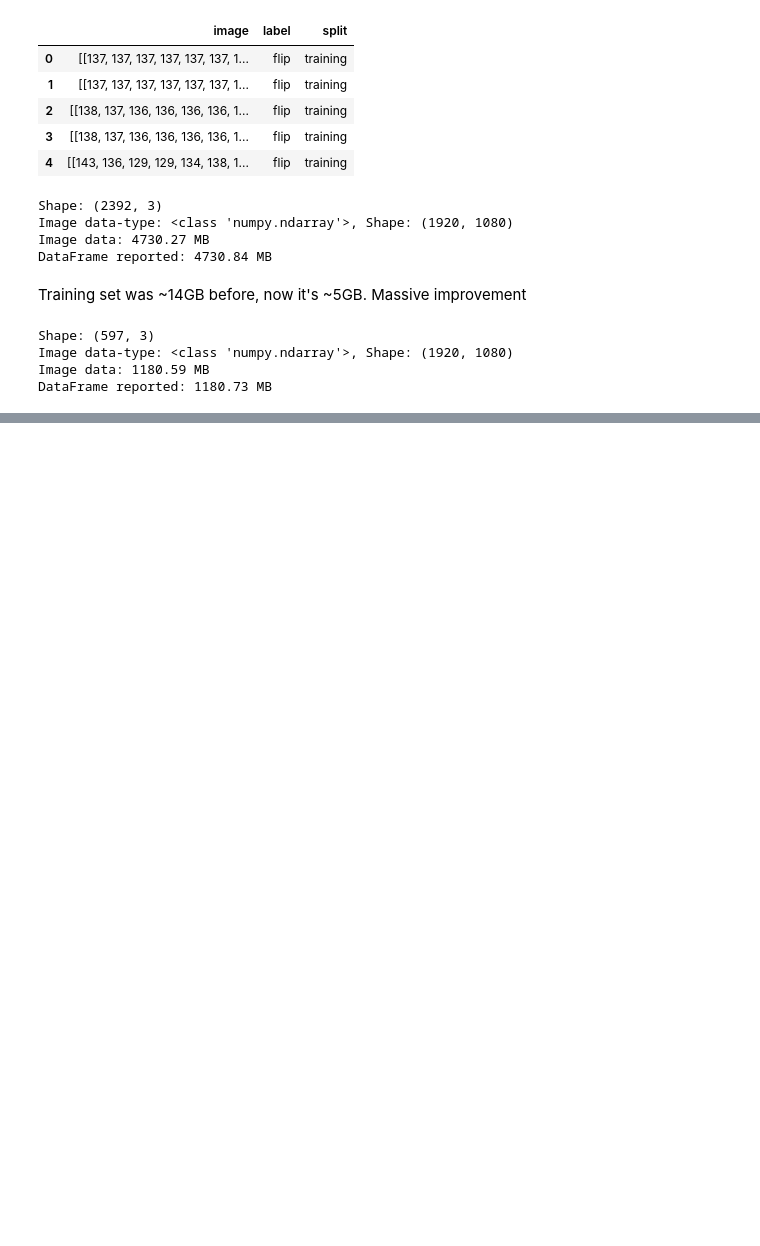
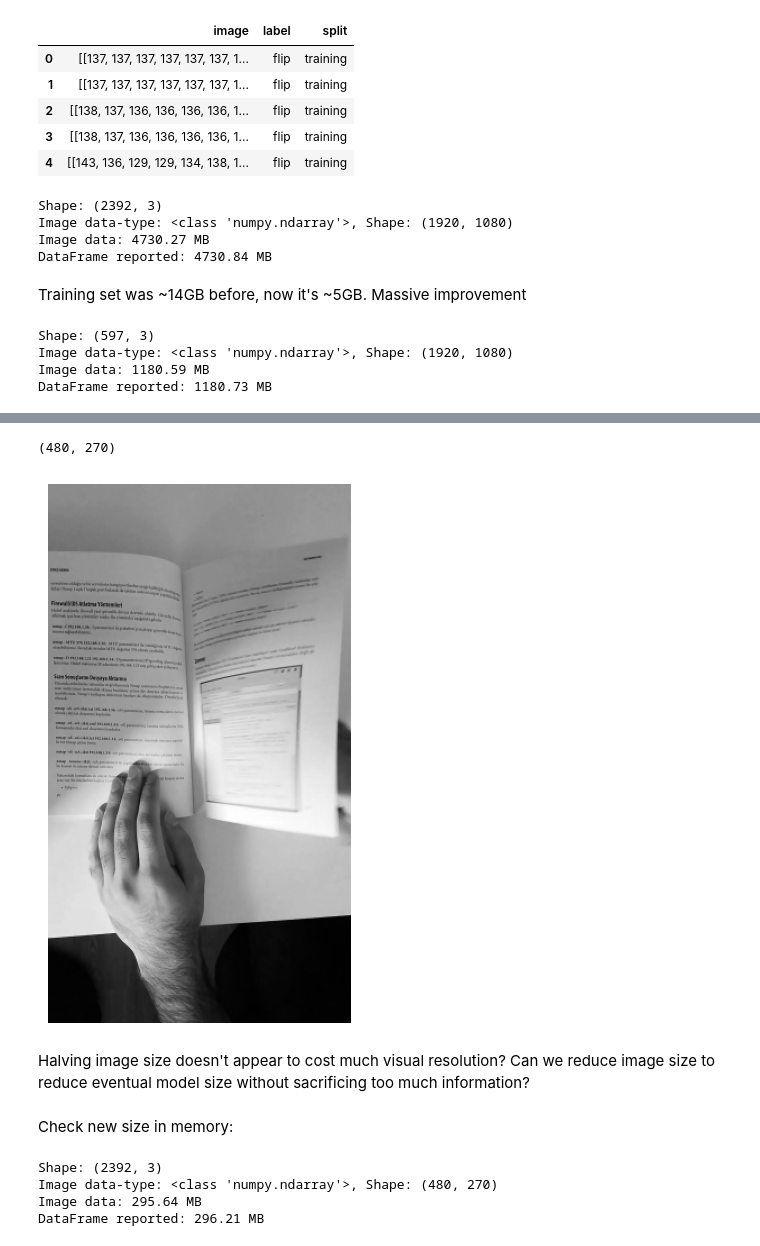
Before and after one commit to cameroncochrane/gejIeSjwpDqobLkc, a Jupyter notebook: notebooks/SFM_NB_2.ipynb, the cells around one changed output, grey strips where cells are left out. Cells and saved outputs as stored; diff of their text form; code cells hidden in the pictures; blank space fills up the shorter version.

```diff
--- a/notebooks/SFM_NB_2.ipynb
+++ b/notebooks/SFM_NB_2.ipynb
@@ -223,0 +236,12 @@ def resize_image(image, scale_factor=0.5):
+# %%
+small_gray_image = resize_image(gray_image, 0.25)
+print(small_gray_image.shape)
+plt.figure(figsize=(12, 7))
+plt.imshow(small_gray_image, cmap="gray") #Default imshow colour is green. Specify gray here
+plt.axis("off")
+plt.show()
+# %% [output]
+(480, 270)
+[figure, added]
+# %% [markdown]
+Halving image size doesn't appear to cost much visual resolution? Can we reduce image size to reduce eventual model size without sacrificing too much information?
@@ -223,0 +260,13 @@ def resize_image(image, scale_factor=0.5):
+# %% [markdown]
+Check new size in memory:
+# %%
+print(f"Shape: {gray_training.shape}")
+print(f"Image data-type: {type(gray_training["image"][0])}, Shape: {gray_training["image"][0].shape}")
+image_bytes = gray_training["image"].map(lambda image: image.nbytes).sum()
+print(f"Image data: {image_bytes / 1024**2:.2f} MB")
+print(f"DataFrame reported: {gray_training.memory_usage(deep=True).sum() / 1024**2:.2f} MB")
+# %% [output]
+Shape: (2392, 3)
+Image data-type: <class 'numpy.ndarray'>, Shape: (480, 270)
+Image data: 295.64 MB
+DataFrame reported: 296.21 MB
```
Also changed, not shown: parts of 20 cells of this notebook, 2 other files.
